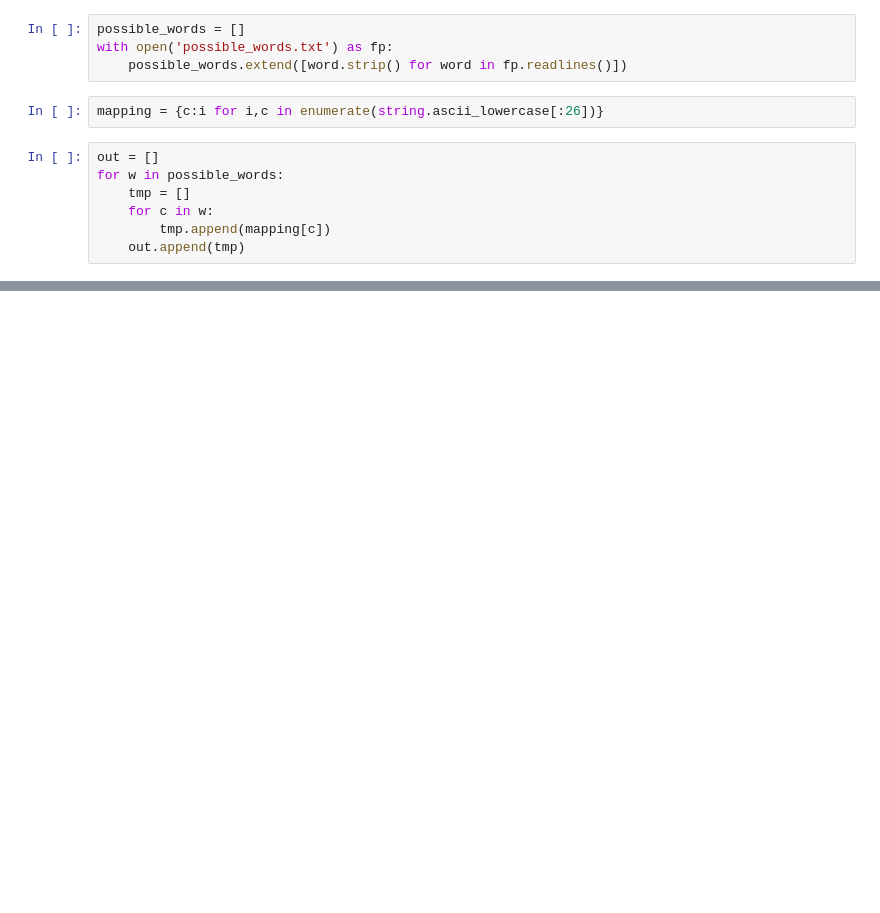
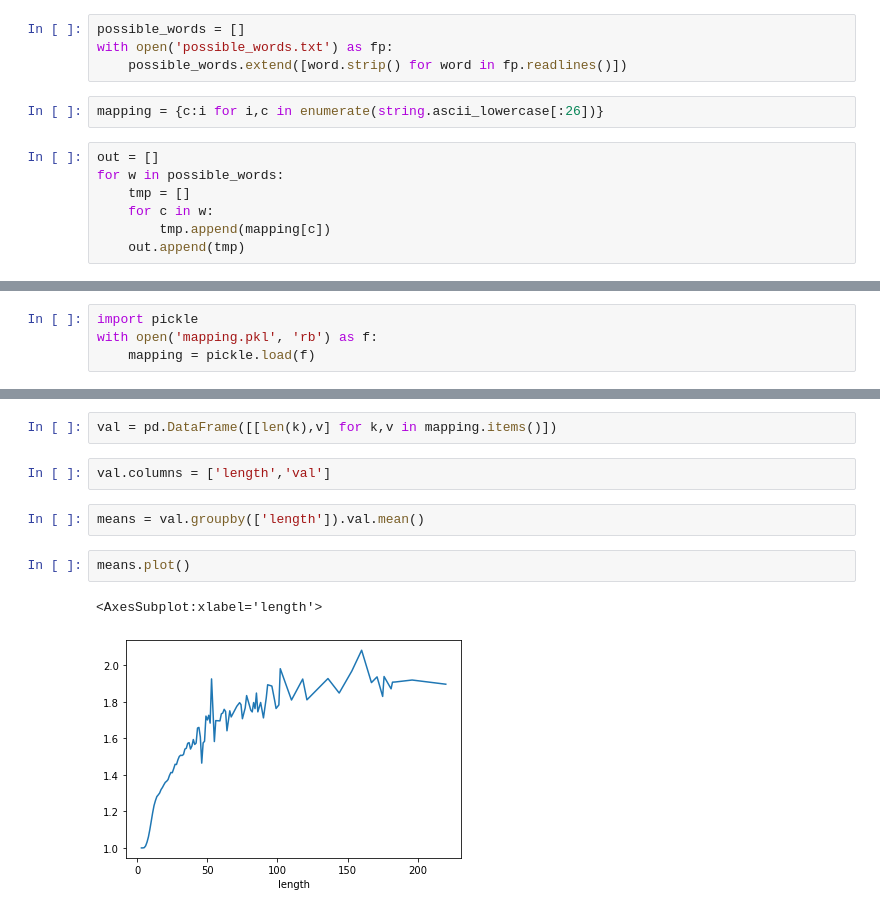
Before and after one commit to zhenlan0426/wordle, a Jupyter notebook: prepare_data_RL.ipynb, the cells around one changed output, grey strips where cells are left out. Saved outputs shown, nothing was run; the diff lists cells and outputs as text; blank space fills up the shorter version.

```diff
--- a/prepare_data_RL.ipynb
+++ b/prepare_data_RL.ipynb
@@ -35,0 +38,4 @@ tensor([[ 0,  1,  0,  2, 10],
+# %%
+import pickle
+with open('mapping.pkl', 'rb') as f:
+    mapping = pickle.load(f)
@@ -35,0 +50,11 @@ tensor([[ 0,  1,  0,  2, 10],
+# %%
+val = pd.DataFrame([[len(k),v] for k,v in mapping.items()])
+# %%
+val.columns = ['length','val']
+# %%
+means = val.groupby(['length']).val.mean()
+# %%
+means.plot()
+# %% [output]
+<AxesSubplot:xlabel='length'>
+[figure, added]
```
Also changed, not shown: parts of 52 cells of this notebook.
